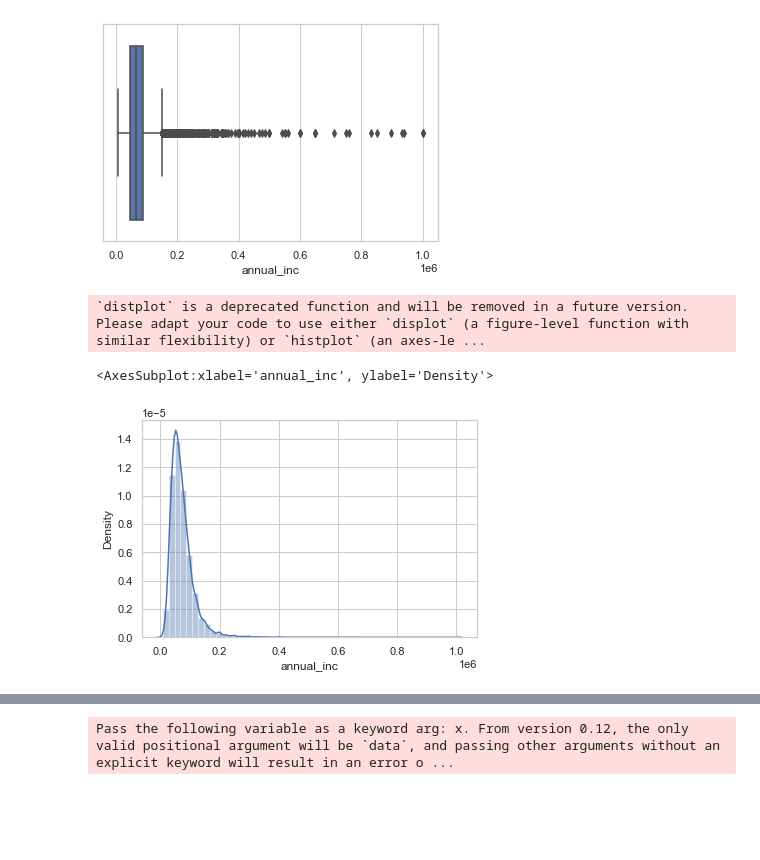
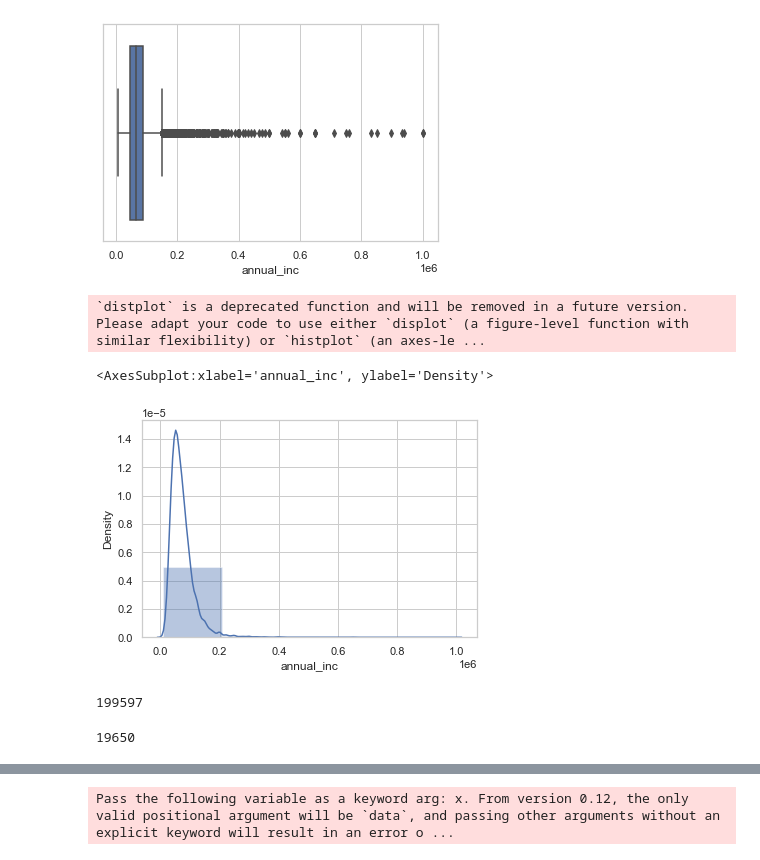
Before and after one commit to LiamO93/Data_Projects, a Jupyter notebook: Loan Default Project.ipynb, the cells around one changed output, grey strips where cells are left out. Saved outputs shown, nothing was run; the diff lists cells and outputs as text; code cells hidden in the pictures; blank space fills up the shorter version.

```diff
--- a/Loan Default Project.ipynb
+++ b/Loan Default Project.ipynb
@@ -227,8 +224,8 @@ Pass the following variable as a keyword arg: x. From version 0.12, the only val
 [figure]
 # %%
 #probability density function - annual inc
-sns.distplot(df_loan_dataset['annual_inc'],bins=50)
+sns.distplot(df_loan_dataset['annual_inc'],bins=5)
 # %% [output]
 `distplot` is a deprecated function and will be removed in a future version. Please adapt your code to use either `displot` (a figure-level function with similar flexibility) or `histplot` (an axes-le ...
 <AxesSubplot:xlabel='annual_inc', ylabel='Density'>
-[figure, old version]
+[figure, new version]
@@ -234,0 +234,8 @@ sns.distplot(df_loan_dataset['annual_inc'],bins=50)
+# %%
+df_loan_dataset1['annual_inc'].max()
+# %% [output]
+199597
+# %%
+df_loan_dataset1['annual_inc'].count()
+# %% [output]
+19650
```
Also changed, not shown: parts of 23 cells of this notebook.
